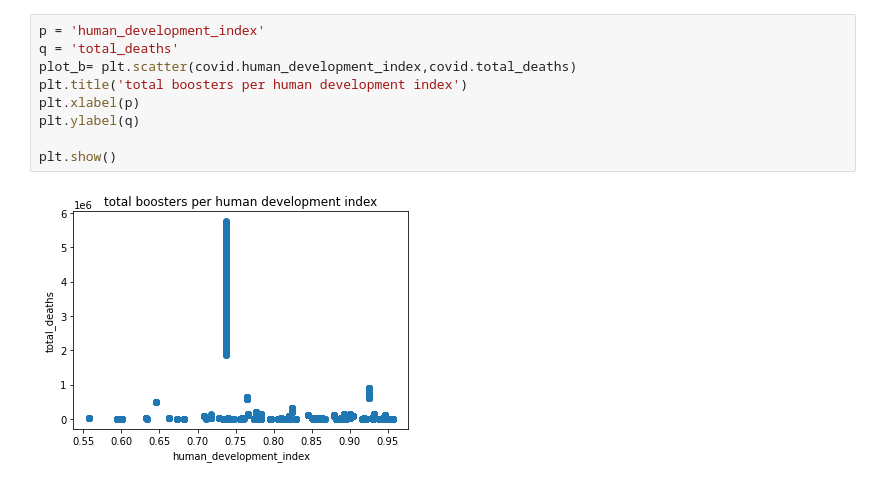
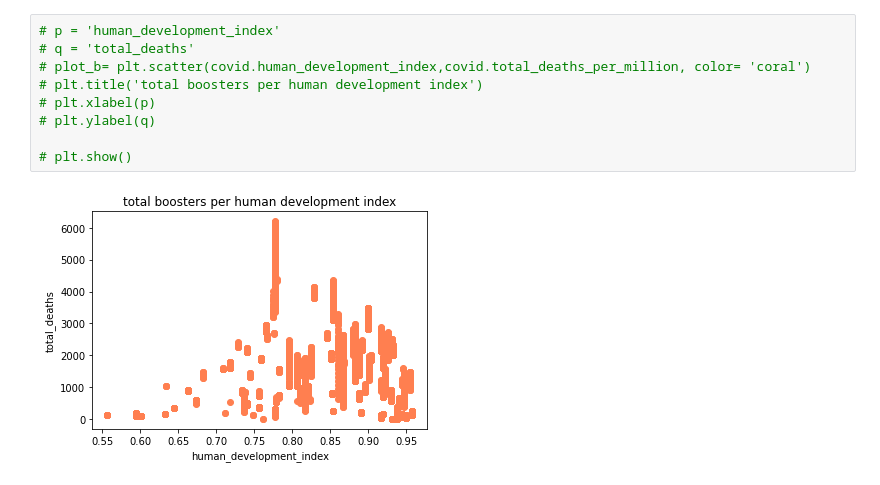
Before and after one commit to SamantaDilm/voila, a Jupyter notebook: notebooks/FinalProject.ipynb, the cells around one changed output. Cells and saved outputs as stored; diff of their text form.

```diff
--- a/notebooks/FinalProject.ipynb
+++ b/notebooks/FinalProject.ipynb
@@ -59,11 +67,11 @@ plt.show()
 # %%
-p = 'human_development_index'
-q = 'total_deaths'
-plot_b= plt.scatter(covid.human_development_index,covid.total_deaths)
-plt.title('total boosters per human development index')
-plt.xlabel(p)
-plt.ylabel(q)
+# p = 'human_development_index'
+# q = 'total_deaths'
+# plot_b= plt.scatter(covid.human_development_index,covid.total_deaths_per_million, color= 'coral')
+# plt.title('total boosters per human development index')
+# plt.xlabel(p)
+# plt.ylabel(q)
 
-plt.show()
+# plt.show()
 # %% [output]
-[figure, old version]
+[figure, new version]
```
Also changed, not shown: parts of 2 cells of this notebook.
